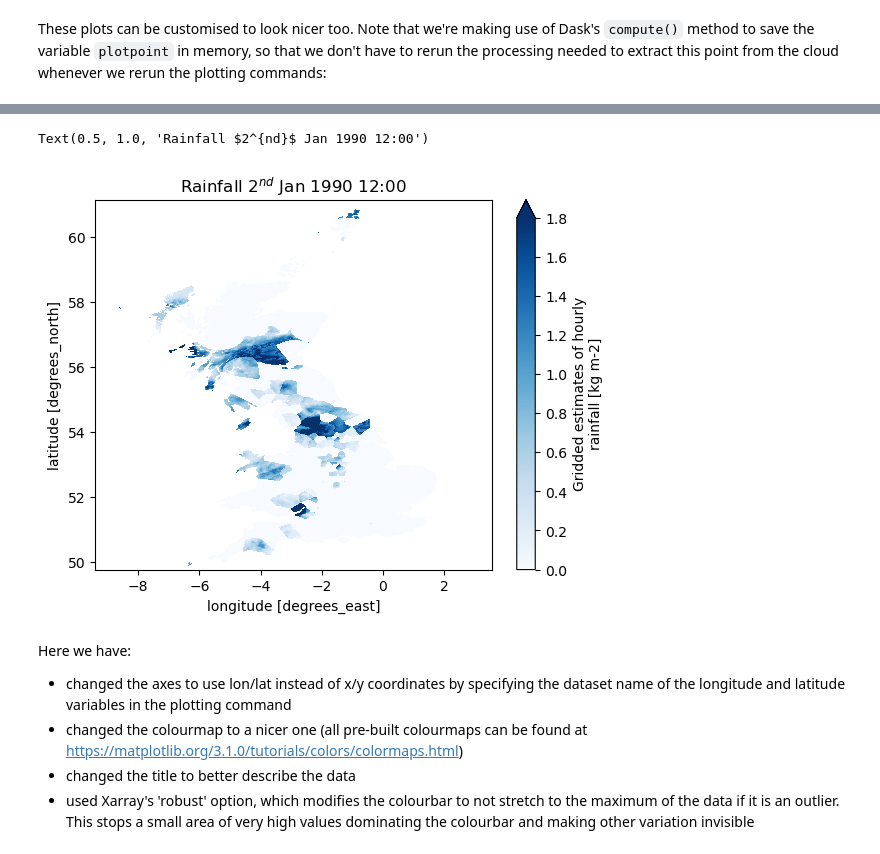
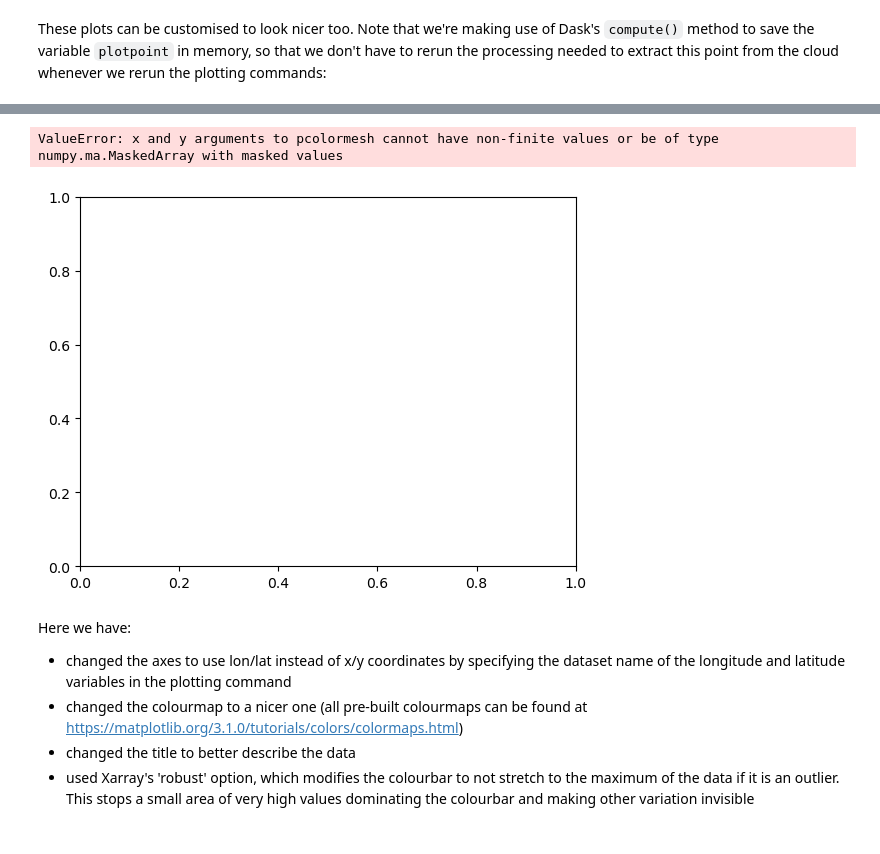
Before and after one commit to NERC-CEH/dri_gridded_data, a Jupyter notebook: notebooks/Example 1.ipynb, the cells around one changed output, grey strips where cells are left out. Drawn from its saved outputs; the diff is of its cells as text; code cells hidden in the pictures.

````diff
--- a/notebooks/Example 1.ipynb
+++ b/notebooks/Example 1.ipynb
@@ -40,13 +48,17 @@ We will use the FSSpec package, which basically has the ability to take any data
 # %% [markdown]
 To make it work we once again provide ```anon=True``` and the ```endpoint_url```, but also the path to the specific dataset we want to use, which we can find by exploring the 'filesystem' with the previous code blocks.
 # %%
-mapper = fsspec.get_mapper('s3://gearhrly/gearhrly_fulloutput_yearly_100km_chunks.zarr',
-                           anon=True,
-                           endpoint_url="https://fdri-o.s3-ext.jc.rl.ac.uk")
+# zarr v2 method
+#mapper = fsspec.get_mapper('s3://gearhrly/gearhrly_fulloutput_yearly_100km_chunks.zarr',
+#                           anon=True,
+#                           endpoint_url="https://fdri-o.s3-ext.jc.rl.ac.uk")
+
+fs = fsspec.filesystem("s3", asynchronous=True, anon=True, endpoint_url="https://fdri-o.s3-ext.jc.rl.ac.uk")
+zstore = zarr.storage.FsspecStore(fs, path="gearhrly/gearhrly_15day_100km_chunks.zarr")
 # %% [markdown]
 We then pass the created file-system-like object to Xarray, the now almost de-facto python package for handling netcdf-like data, and from here on in Xarray behaves as if the data were stored locally on disk, and we can forget about the fact that it's actually stored remotely in the cloud.
 # %%
-ds = xr.open_zarr(mapper, consolidated=True)
+ds = xr.open_zarr(zstore, consolidated=True)
 # %% [markdown]
 Next let's explore the dataset a bit.
 # %%
@@ -122,2 +159,2 @@ These plots can be customised to look nicer too. Note that we're making use of D
 # %%
-plotpoint = ds['rainfall_amount'][36,:,:].compute()
+plotpoint = ds['rainfall_amount'][-1,:,:].compute()
@@ -124,9 +170,9 @@ plotpoint = ds['rainfall_amount'][36,:,:].compute()
 # %%
-plotpoint.plot.pcolormesh('lon', 'lat', cmap='Blues', robust=True)
+plotpoint.plot.pcolormesh('lon', 'lat', latlon=True, cmap='Blues', robust=True)
 plt.title(r'Rainfall $2^{nd}$ Jan 1990 12:00')
 # %% [output]
-Text(0.5, 1.0, 'Rainfall $2^{nd}$ Jan 1990 12:00')
+ValueError: x and y arguments to pcolormesh cannot have non-finite values or be of type numpy.ma.MaskedArray with masked values
-[figure, old version]
+[figure, new version]
 # %% [markdown]
 Here we have:
 - changed the axes to use lon/lat instead of x/y coordinates by specifying the dataset name of the longitude and latitude variables in the plotting command
````
Also changed, not shown: parts of 12 cells of this notebook, 2 other files.
